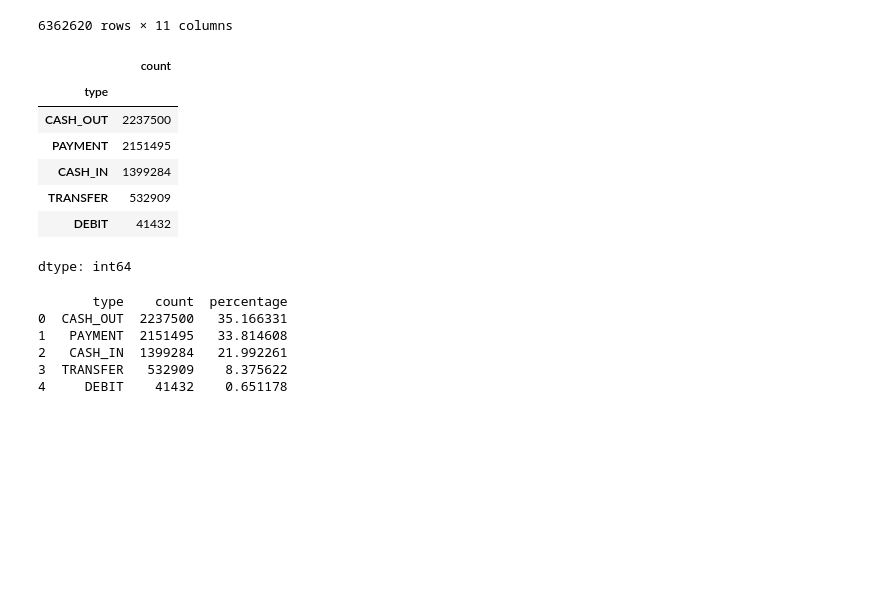
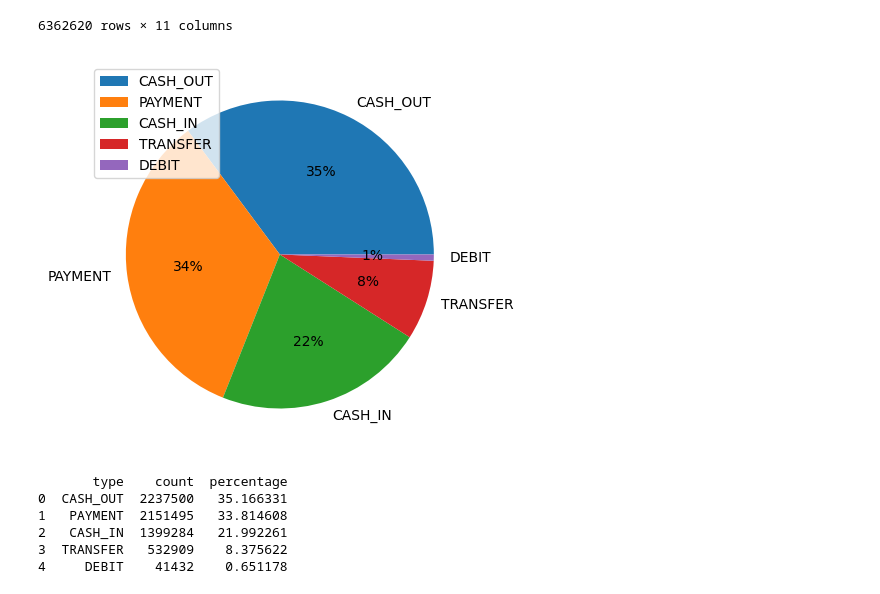
Before and after one commit to BrunaCFerreiraAzevedo/PredicaoFraude, a Jupyter notebook: AnaliseExploratoria.ipynb, the cells around one changed output. Drawn from its saved outputs; the diff is of its cells as text; code cells hidden in the pictures; blank space fills up the shorter version.

```diff
--- a/AnaliseExploratoria.ipynb
+++ b/AnaliseExploratoria.ipynb
@@ -37,18 +37,21 @@ Downloading online-payment-fraud-detection.zip to ./online-payment-fraud-detecti
 | 6362618 | 743 | TRANSFER | 850002.52 | C1685995037 | 850002.52 | 0.00 | C2080388513 | 0.00 | ... |
 | 6362619 | 743 | CASH_OUT | 850002.52 | C1280323807 | 850002.52 | 0.00 | C873221189 | 6510099.11 | ... |
 6362620 rows × 11 columns
-# %%
-#Quantidade de transações por tipo de pagamento
-df['type'].value_counts()
-# %% [output]
-|  | count |
-| type |  |
-| CASH_OUT | 2237500 |
-| PAYMENT | 2151495 |
-| CASH_IN | 1399284 |
-| TRANSFER | 532909 |
-| DEBIT | 41432 |
-dtype: int64
+# %%
+#Quantidade de transações por tipo de pagamento
+import matplotlib.pyplot as plt
+import seaborn as sns
+
+type = df['type'].value_counts()
+transaction = type.index
+count = type.values
+
+plt.figure(figsize=(5,5))
+plt.pie(count, labels=transaction, autopct='%1.0f%%')
+plt.legend(loc='upper left')
+plt.show()
+# %% [output]
+[figure, added]
 # %%
 #Quantidade de tipo de pagamento em porcentagem
 data = {
```
Also changed, not shown: parts of 4 cells of this notebook.
